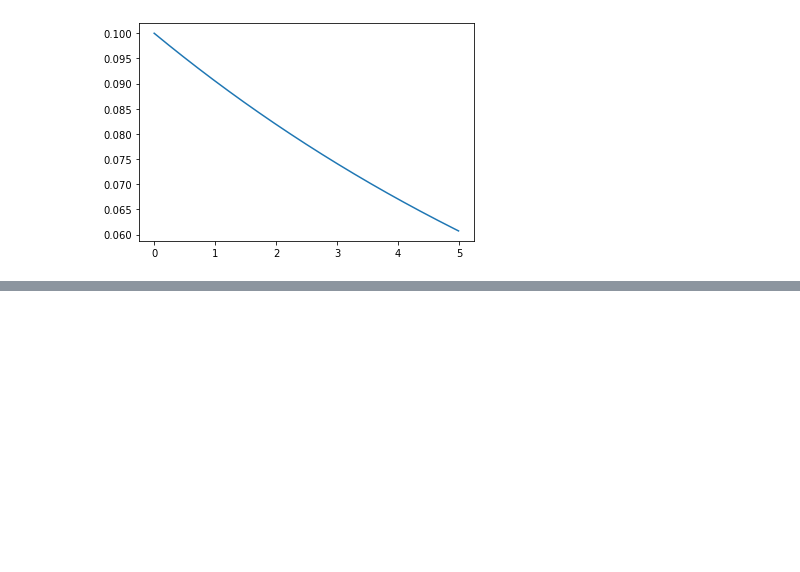
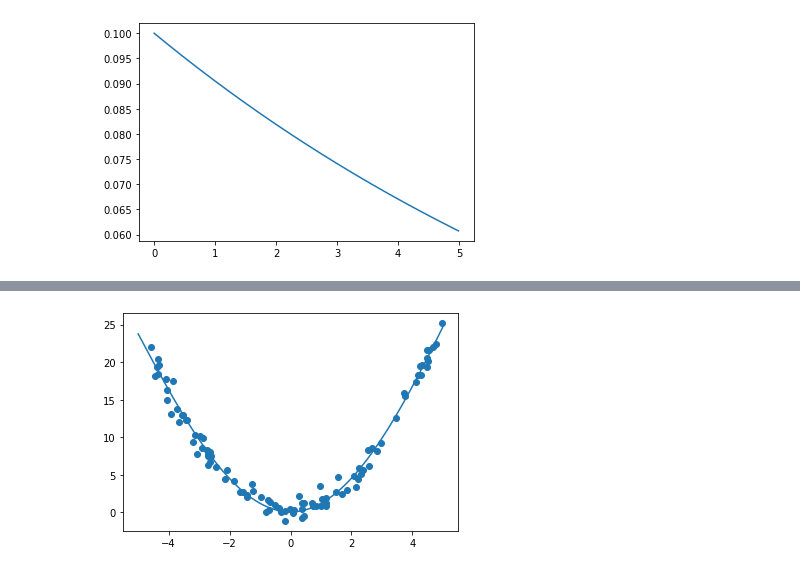
Before and after one commit to ryuichiueda/robot_and_stats_code, a Jupyter notebook: 8章の曲線回帰.ipynb, the cells around one changed output, grey strips where cells are left out. Cells and saved outputs as stored; diff of their text form; code cells hidden in the pictures; blank space fills up the shorter version.

```diff
--- a/8章の曲線回帰.ipynb
+++ b/8章の曲線回帰.ipynb
@@ -69,0 +69,31 @@ draw_estimate(data, mu)
+# %%
+def update(data):
+    ph_vecs = [phi(x[0]) for x in data]
+    ph_sum = sum([np.dot(p, p.T) for p in ph_vecs])
+
+    gauss_lambda.append(gauss_lambda[0] + ph_sum)
+    y_ph = [data[i][1]*ph_vecs[i] for i in range(len(ph_vecs))]
+    mu.append(
+        np.dot(
+            np.linalg.inv(gauss_lambda[1]),
+            sum(y_ph) + np.dot(gauss_lambda[0], mu[0])
+        )
+    )
+
+    a.append(a[0] + len(data)/2)
+    b.append(b[0] + 0.5*(
+        np.dot( np.dot(mu[0].T, gauss_lambda[0]) , mu[0] )
+        - np.dot( np.dot(mu[1].T, gauss_lambda[1]) , mu[1] )
+        + sum([d[1]*d[1] for d in data])
+    ))
+# %%
+update(data)
+# %%
+lambda_dist = gen_lambda_dist()
+lmd = lambda_dist.rvs(1)
+w_dist = gen_w_dist(lmd)
+# %%
+avg = w_dist.rvs(1)
+draw_estimate(data, avg)
+# %% [output]
+[figure, added]
```
Also changed, not shown: parts of 6 cells of this notebook.
